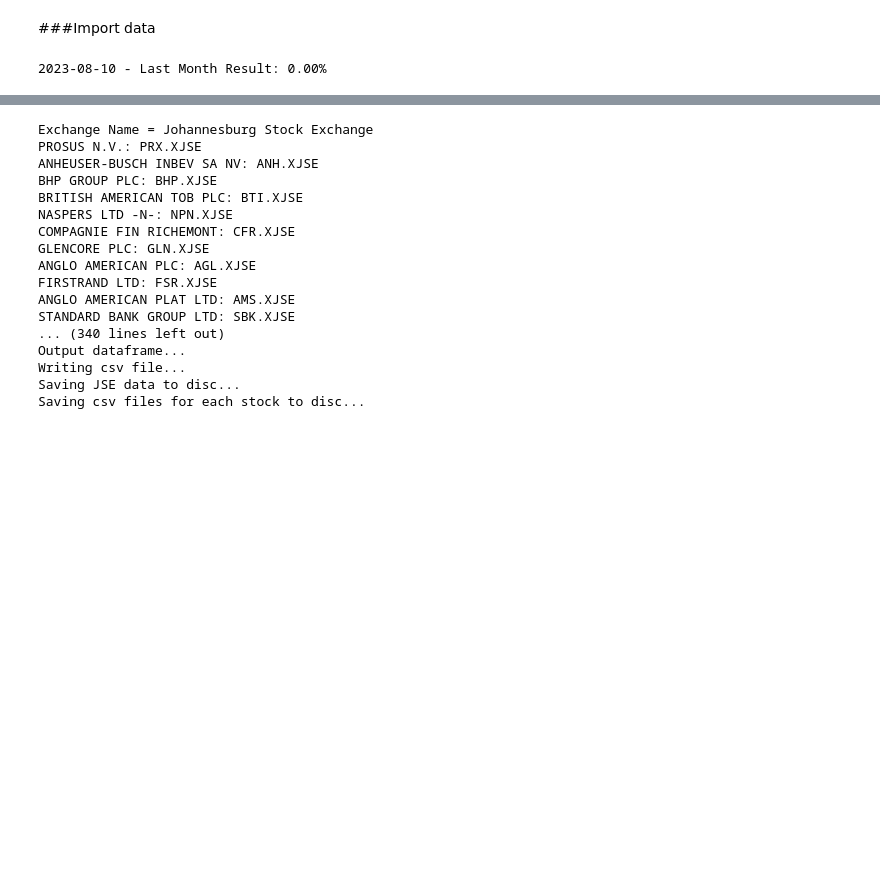
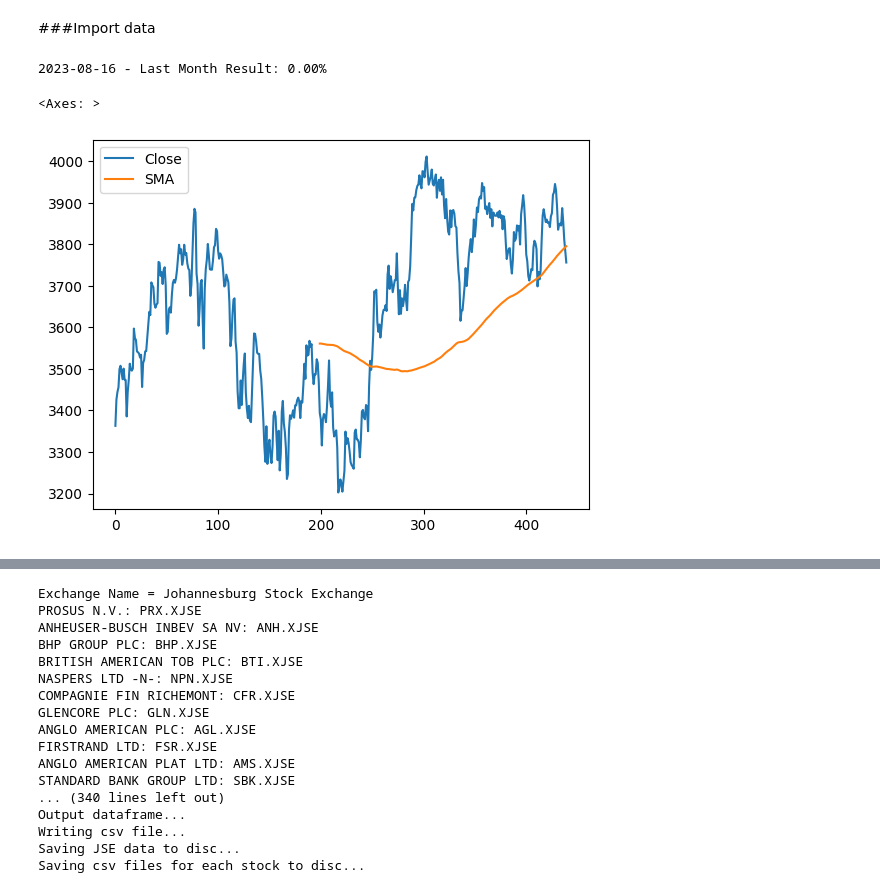
Before and after one commit to helmieresearch/helmieresearch, a Jupyter notebook: Momentum_Ranking_Model.ipynb, the cells around one changed output, grey strips where cells are left out. Drawn from its saved outputs; the diff is of its cells as text; code cells hidden in the pictures; blank space fills up the shorter version.

```diff
--- a/Momentum_Ranking_Model.ipynb
+++ b/Momentum_Ranking_Model.ipynb
@@ -20,16 +79,16 @@ import numpy as np
 import matplotlib.pyplot as plt
 import seaborn as sns
 import plotly.express as px
-#import mpld3
-#mpld3.enable_notebook()
+import mpld3
+mpld3.enable_notebook()
 """
 Settings
 """
 portfolio_value = 2000.00
 perf_last_month = 2000.00
 start = "2020-01-01"
-end = "2023-08-13"
-ranking_day = "2023-08-10"
+end = "2023-08-19"
+ranking_day = "2023-08-16"
 
 # Storing today's date into a variable
 today = date.today()
@@ -42,7 +101,7 @@ print("{} - Last Month Result: {:.2%}".format(trading_day, perf_pct))
 # Remember today's portfolio value for next month's calculation
 #perf_last_month = portfolio_value
 # %% [output]
-2023-08-10 - Last Month Result: 0.00%
+2023-08-16 - Last Month Result: 0.00%
 # %%
 
 now = datetime.datetime.now().strftime("%Y-%m-%d")
@@ -59,0 +119,7 @@ index.to_csv('jse_index.csv')
+# %%
+STX = pd.read_csv("STXCAP160823.csv")
+STX['SMA'] = STX['Close'].rolling(200).mean()
+STX.plot()
+# %% [output]
+<Axes: >
+[figure, added]
```
Also changed, not shown: parts of 7 cells of this notebook.
